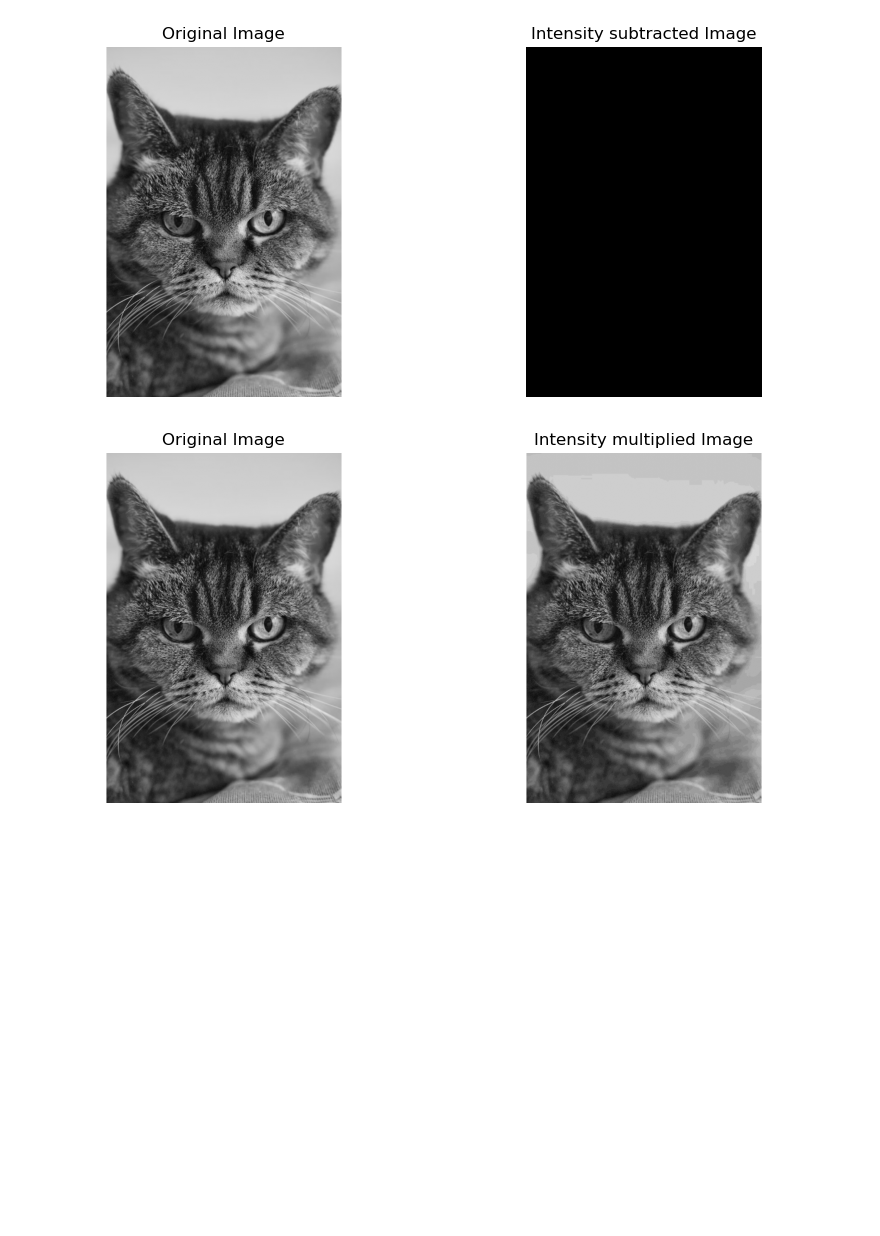
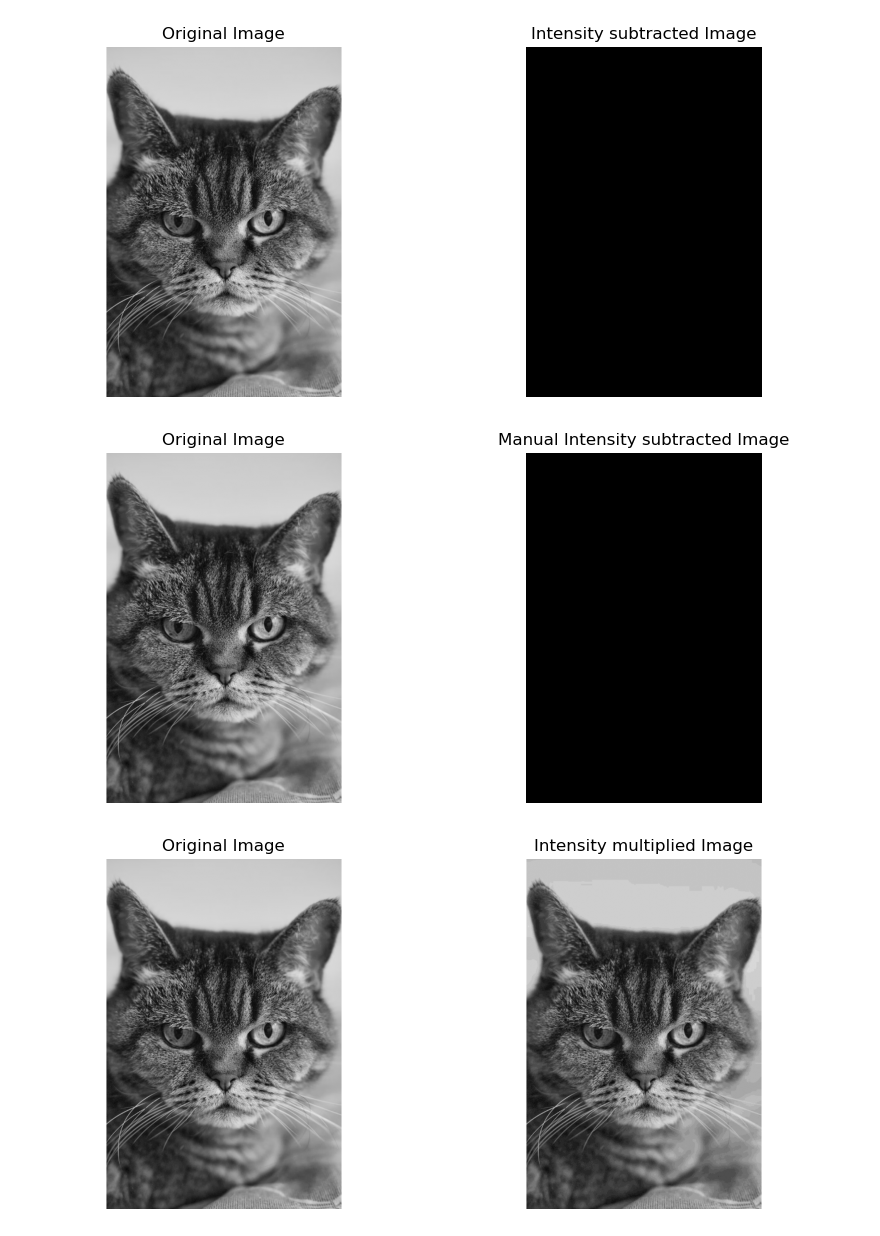
Before and after one commit to mdshiblinoman/Digital-Image-Processing-Lab, a Jupyter notebook: intensity_trasformation.ipynb, the cells around one changed output. Saved outputs shown, nothing was run; the diff lists cells and outputs as text; code cells hidden in the pictures; blank space fills up the shorter version.

```diff
--- a/intensity_trasformation.ipynb
+++ b/intensity_trasformation.ipynb
@@ -53,6 +93,17 @@ Id2 = cv2.subtract(I, 255)
 show_pair(I, Id2, "Original Image", "Intensity subtracted Image", left_gray=True, right_gray=True)
 # %% [output]
 [figure]
+# %%
+# Manually Subtracting intensity levels
+def subtract_intensity(image, value):
+    # Convert to int16 to prevent underflow
+    temp_image = image.astype(np.int16) - value
+    # Clip values to the range [0, 255] and convert back to uint8
+    return np.clip(temp_image, 0, 255).astype(np.uint8)
+Id2_manual = subtract_intensity(I, 255)
+show_pair(I, Id2_manual, "Original Image", "Manual Intensity subtracted Image", left_gray=True, right_gray=True)
+# %% [output]
+[figure, added]
 # %%
 # Multiply intensity levels
 Id3 = cv2.convertScaleAbs(I, alpha=0.1, beta=0)
```
Also changed, not shown: parts of 6 cells of this notebook, 1 other file.
